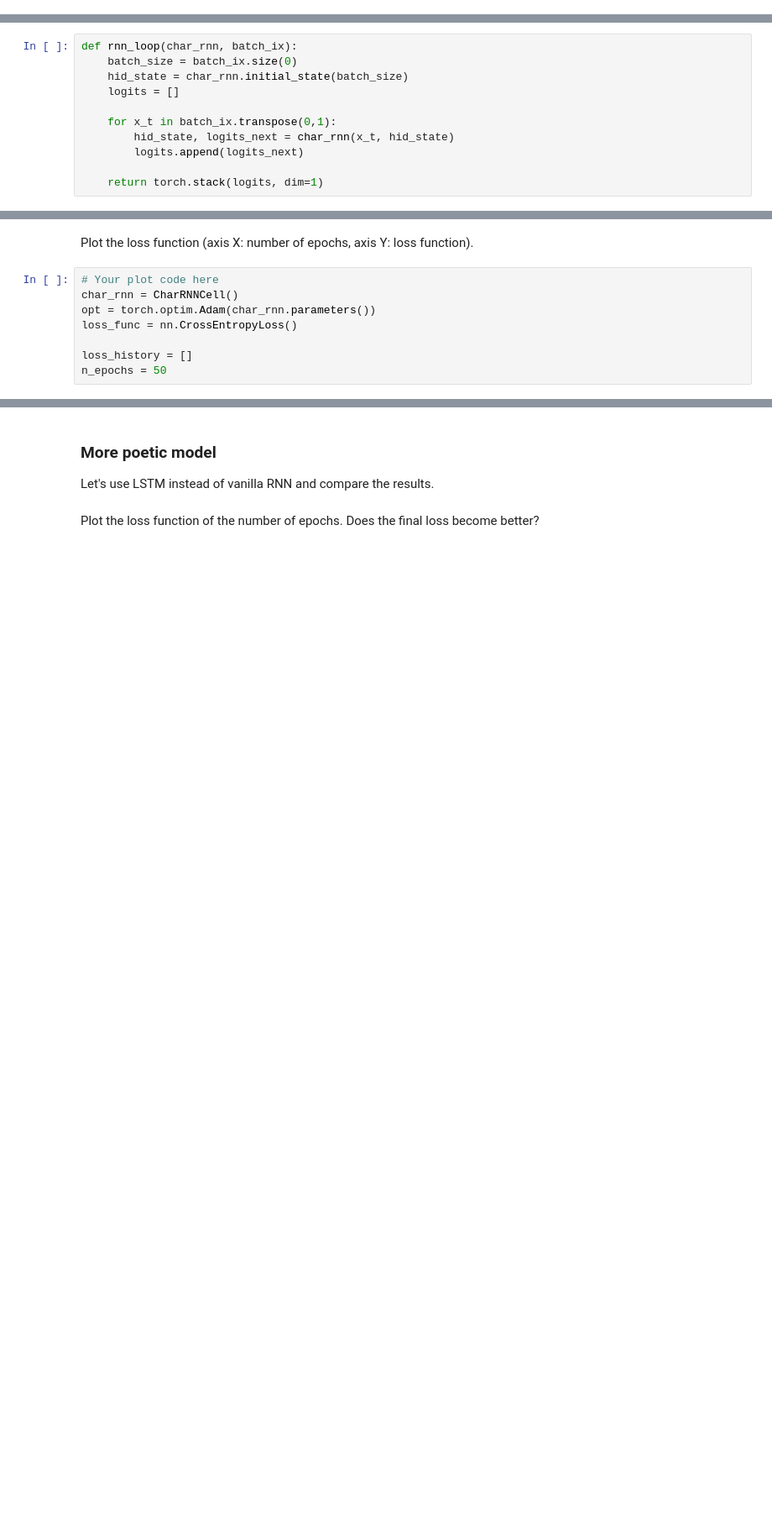
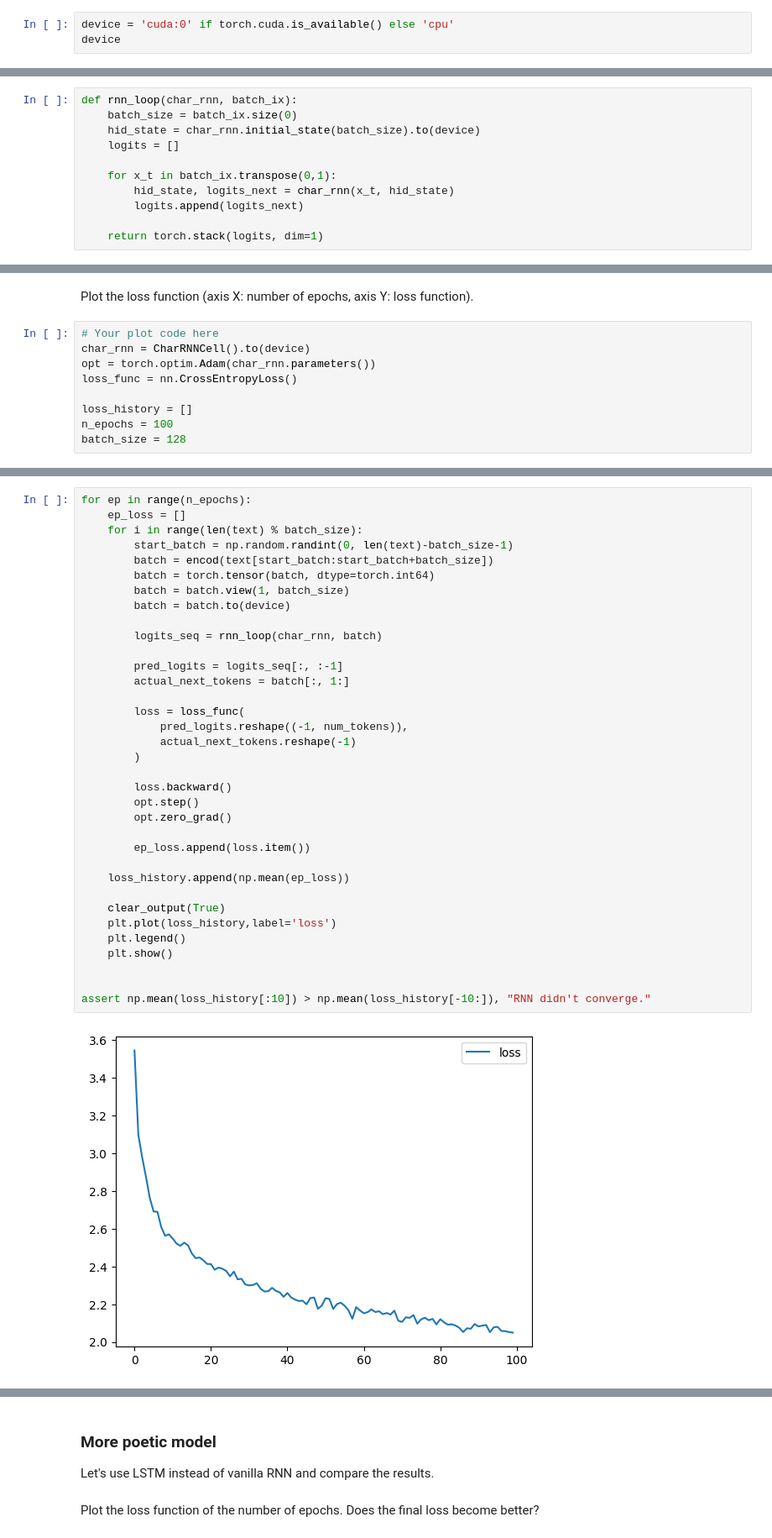
Before and after one commit to EvgenVer/ml_course, a Jupyter notebook: homeworks/lab02_deep_learning/Lab2_DL_part3_poetry.ipynb, the cells around one changed output, grey strips where cells are left out. Shown at 84% size. Drawn from its saved outputs; the diff is of its cells as text; blank space fills up the shorter version.

```diff
--- a/homeworks/lab02_deep_learning/Lab2_DL_part3_poetry.ipynb
+++ b/homeworks/lab02_deep_learning/Lab2_DL_part3_poetry.ipynb
@@ -158,3 +138,6 @@ res = embed(torch.LongTensor(batch))
 res.size(0)
 # %% [output]
 128
+# %%
+device = 'cuda:0' if torch.cuda.is_available() else 'cpu'
+device
@@ -193,7 +178,7 @@ class CharRNNCell(nn.Module):
 # %%
 def rnn_loop(char_rnn, batch_ix):
     batch_size = batch_ix.size(0)
-    hid_state = char_rnn.initial_state(batch_size)
+    hid_state = char_rnn.initial_state(batch_size).to(device)
     logits = []
 
     for x_t in batch_ix.transpose(0,1):
@@ -220,9 +200,10 @@ torch.Size([1, 127])
 Plot the loss function (axis X: number of epochs, axis Y: loss function).
 # %%
 # Your plot code here
-char_rnn = CharRNNCell()
+char_rnn = CharRNNCell().to(device)
 opt = torch.optim.Adam(char_rnn.parameters())
 loss_func = nn.CrossEntropyLoss()
 
 loss_history = []
-n_epochs = 50
+n_epochs = 100
+batch_size = 128
@@ -231 +210,38 @@ for ep in range(n_epochs):
+# %%
+for ep in range(n_epochs):
+    ep_loss = []
+    for i in range(len(text) % batch_size):
+        start_batch = np.random.randint(0, len(text)-batch_size-1)
+        batch = encod(text[start_batch:start_batch+batch_size])
+        batch = torch.tensor(batch, dtype=torch.int64)
+        batch = batch.view(1, batch_size)
+        batch = batch.to(device)
+
+        logits_seq = rnn_loop(char_rnn, batch)
+
+        pred_logits = logits_seq[:, :-1]
+        actual_next_tokens = batch[:, 1:]
+
+        loss = loss_func(
+            pred_logits.reshape((-1, num_tokens)),
+            actual_next_tokens.reshape(-1)
+        )
+
+        loss.backward()
+        opt.step()
+        opt.zero_grad()
+
+        ep_loss.append(loss.item())
+
+    loss_history.append(np.mean(ep_loss))
+
+    clear_output(True)
+    plt.plot(loss_history,label='loss')
+    plt.legend()
+    plt.show()
+
+
+assert np.mean(loss_history[:10]) > np.mean(loss_history[-10:]), "RNN didn't converge."
+# %% [output]
+[figure, added]
 # %%
```
Also changed, not shown: parts of 9 cells of this notebook.
